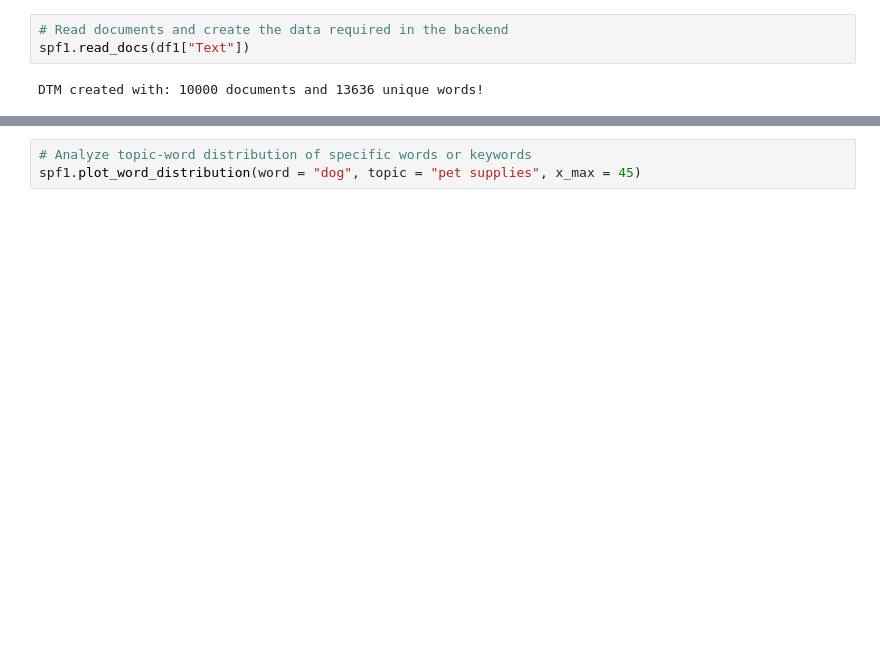
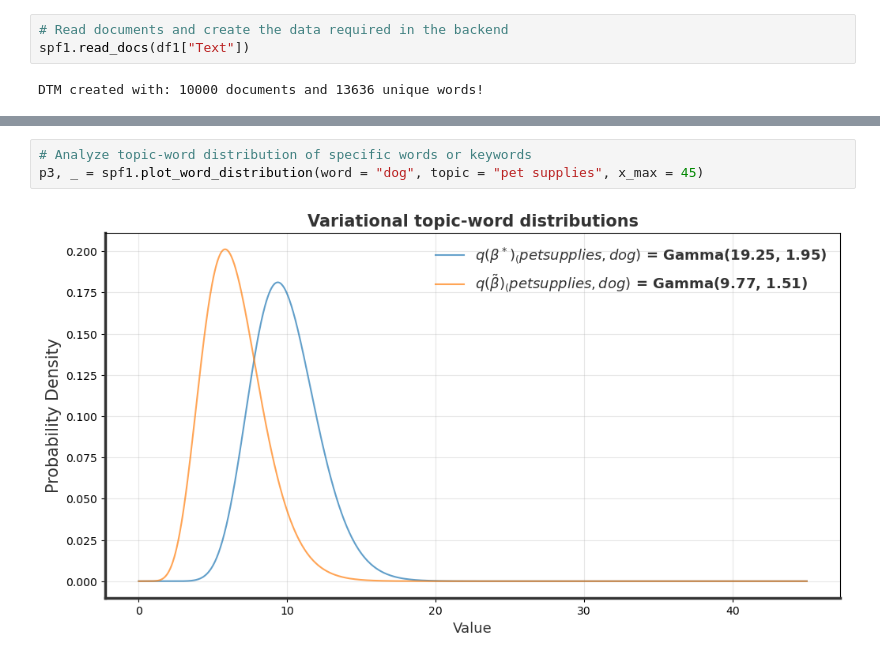
Before and after one commit to BPro2410/Seeded-Poisson-Factorization, a Jupyter notebook: analysis/examples/SPF_example_notebook.ipynb, the cells around one changed output, grey strips where cells are left out. Cells and saved outputs as stored; diff of their text form; blank space fills up the shorter version.

```diff
--- a/analysis/examples/SPF_example_notebook.ipynb
+++ b/analysis/examples/SPF_example_notebook.ipynb
@@ -77,3 +126,5 @@ spf1.plot_seeded_topic_distribution(topic = "grocery gourmet food")
 # %%
 # Analyze topic-word distribution of specific words or keywords
-spf1.plot_word_distribution(word = "dog", topic = "pet supplies", x_max = 45)
+p3, _ = spf1.plot_word_distribution(word = "dog", topic = "pet supplies", x_max = 45)
+# %% [output]
+[figure, added]
```
Also changed, not shown: parts of 8 cells of this notebook, 4 other files.
